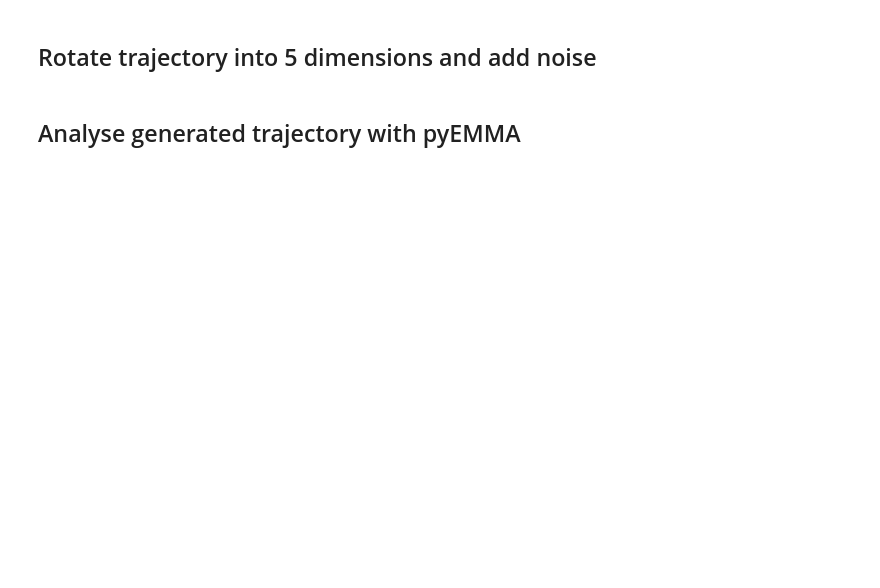
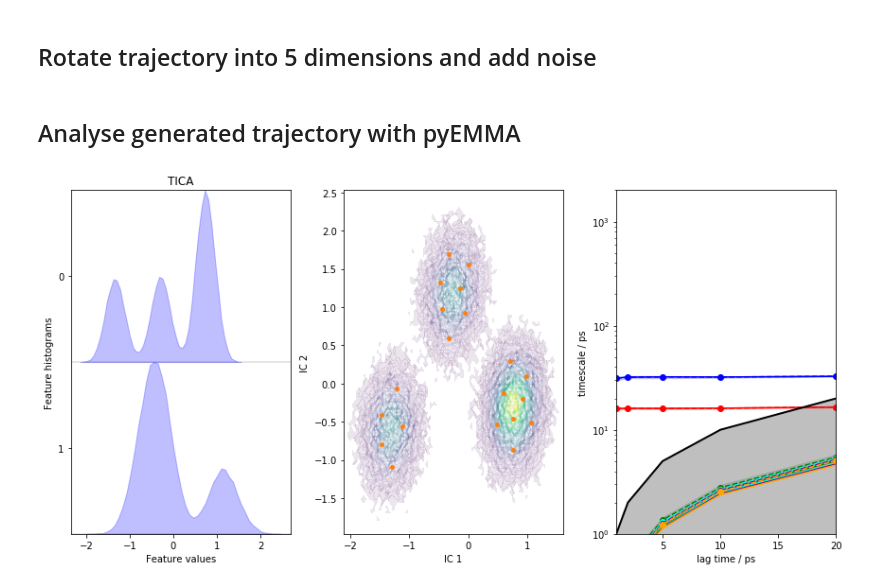
Before and after one commit to hkneiding/pyemma-workshop-project, a Jupyter notebook: code/transition-matrix.ipynb, the cells around one changed output. Saved outputs shown, nothing was run; the diff lists cells and outputs as text; code cells hidden in the pictures; blank space fills up the shorter version.

```diff
--- a/code/transition-matrix.ipynb
+++ b/code/transition-matrix.ipynb
@@ -47,4 +91,50 @@ print(traj)
 # %% [markdown]
 ## Rotate trajectory into 5 dimensions and add noise
+# %%
+def randommatrix():
+    v=np.array([np.random.random() for n in range(5)])
+    w=np.array([np.random.random() for n in range(5)])
+    #generating two random 5d vectors
+    vn=v/np.sqrt(sum(v**2))
+    wn=(w-np.dot(w,vn)*vn)/np.sqrt(sum((w-np.dot(w,vn)*vn)**2))
+    #orthonormalization with Gram-Schmidt
+
+    return np.array([vn,wn])
+
+def fived(x,y, random_matrix,noize):
+    noize_matrix=[[np.random.random() - 0.5 for n in range(5)],[np.random.normal() for n in range(5)],[np.random.poisson() for n in range(5)]]
+    out=np.matmul(np.array([x,y]), random_matrix) + np.array(noize_matrix[noize])
+    return out
+# %%
+traj_5dim = []
+
+for i in range(len(traj)):
+    traj_5dim.append(fived(traj[i,0],traj[i,1], random_matrix, 0))
+
+traj_5dim = np.array(traj_5dim)
 # %% [markdown]
 ## Analyse generated trajectory with pyEMMA
+# %%
+#specify data
+data = traj_5dim
+
+tica = pyemma.coordinates.tica(data, lag=1, var_cutoff=0.95)
+tica_concatenated = np.concatenate(tica.get_output())
+
+cls_tica = pyemma.coordinates.cluster_kmeans(tica, k=20, max_iter=50, stride=10)
+its_tica = pyemma.msm.its(cls_tica.dtrajs, lags=[1, 2, 5, 10, 20], nits=6, errors='bayes')
+# %%
+fig, axes = plt.subplots(1, 3, figsize=(12, 6))
+pyemma.plots.plot_feature_histograms(tica_concatenated, ax=axes[0])
+axes[0].set_title('TICA')
+pyemma.plots.plot_density(*tica_concatenated.T, ax=axes[1], cbar=False, alpha=0.1)
+
+axes[1].scatter(*cls_tica.clustercenters.T, s=15, c='C1')
+axes[1].set_xlabel('IC 1')
+axes[1].set_ylabel('IC 2')
+pyemma.plots.plot_implied_timescales(its_tica, ax=axes[2], units='ps')
+axes[2].set_ylim(1, 2000)
+axes[2].set_ylim(1, 2000)
+fig.tight_layout()
+# %% [output]
+[figure, added]
```
Also changed, not shown: parts of 7 cells of this notebook.
